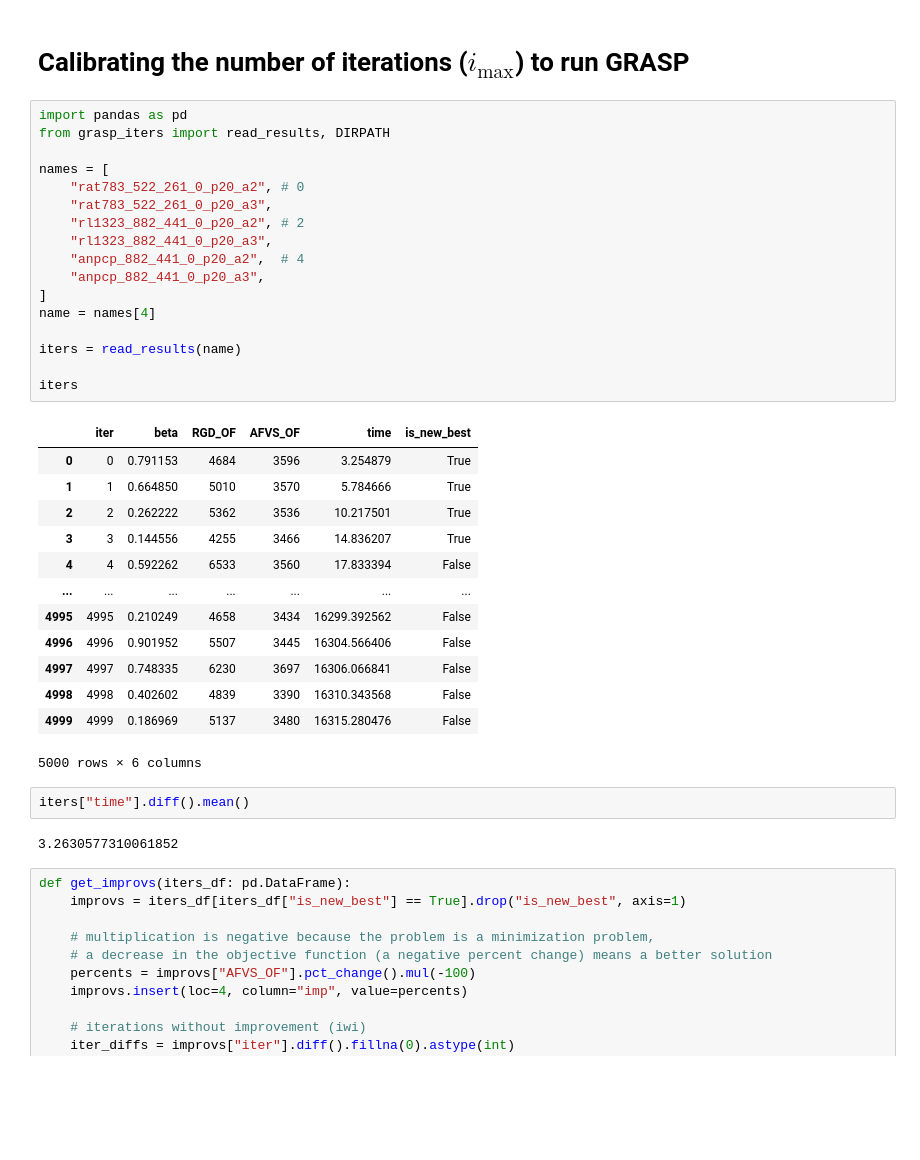
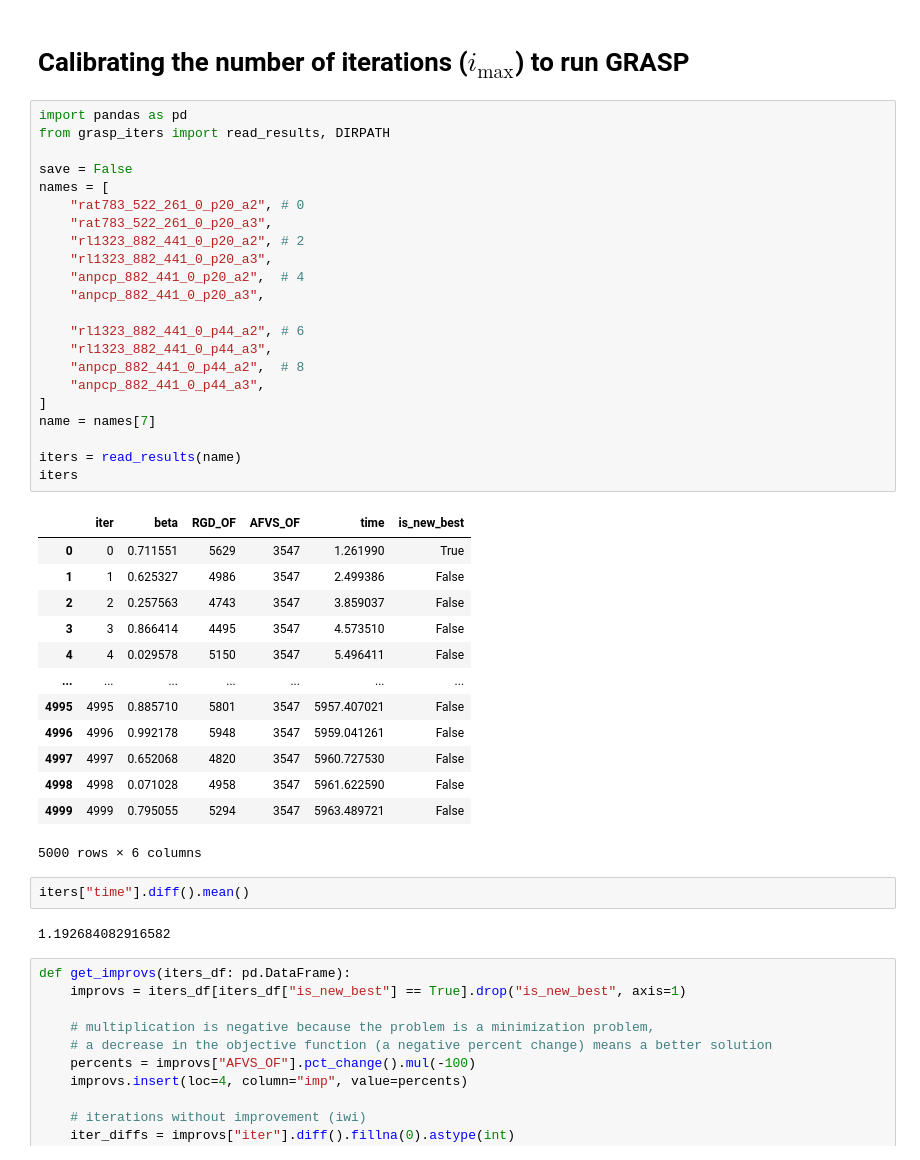
Before and after one commit to netotz/alpha-neighbor-p-center-problem, a Jupyter notebook: anpcp/igrasp_iters.ipynb, the cells around one changed output. Saved outputs shown, nothing was run; the diff lists cells and outputs as text; blank space fills up the shorter version.

```diff
--- a/anpcp/igrasp_iters.ipynb
+++ b/anpcp/igrasp_iters.ipynb
@@ -3,38 +3,43 @@
 # %%
 import pandas as pd
 from grasp_iters import read_results, DIRPATH
 
+save = False
 names = [
     "rat783_522_261_0_p20_a2", # 0
     "rat783_522_261_0_p20_a3",
     "rl1323_882_441_0_p20_a2", # 2
     "rl1323_882_441_0_p20_a3",
     "anpcp_882_441_0_p20_a2",  # 4
     "anpcp_882_441_0_p20_a3",
+
+    "rl1323_882_441_0_p44_a2", # 6
+    "rl1323_882_441_0_p44_a3",
+    "anpcp_882_441_0_p44_a2",  # 8
+    "anpcp_882_441_0_p44_a3",
 ]
-name = names[4]
+name = names[7]
 
 iters = read_results(name)
-
 iters
 # %% [output]
 |  | iter | beta | RGD_OF | AFVS_OF | time | is_new_best |
-| 0 | 0 | 0.791153 | 4684 | 3596 | 3.254879 | True |
-| 1 | 1 | 0.664850 | 5010 | 3570 | 5.784666 | True |
-| 2 | 2 | 0.262222 | 5362 | 3536 | 10.217501 | True |
-| 3 | 3 | 0.144556 | 4255 | 3466 | 14.836207 | True |
-| 4 | 4 | 0.592262 | 6533 | 3560 | 17.833394 | False |
+| 0 | 0 | 0.711551 | 5629 | 3547 | 1.261990 | True |
+| 1 | 1 | 0.625327 | 4986 | 3547 | 2.499386 | False |
+| 2 | 2 | 0.257563 | 4743 | 3547 | 3.859037 | False |
+| 3 | 3 | 0.866414 | 4495 | 3547 | 4.573510 | False |
+| 4 | 4 | 0.029578 | 5150 | 3547 | 5.496411 | False |
 | ... | ... | ... | ... | ... | ... | ... |
-| 4995 | 4995 | 0.210249 | 4658 | 3434 | 16299.392562 | False |
-| 4996 | 4996 | 0.901952 | 5507 | 3445 | 16304.566406 | False |
-| 4997 | 4997 | 0.748335 | 6230 | 3697 | 16306.066841 | False |
-| 4998 | 4998 | 0.402602 | 4839 | 3390 | 16310.343568 | False |
-| 4999 | 4999 | 0.186969 | 5137 | 3480 | 16315.280476 | False |
+| 4995 | 4995 | 0.885710 | 5801 | 3547 | 5957.407021 | False |
+| 4996 | 4996 | 0.992178 | 5948 | 3547 | 5959.041261 | False |
+| 4997 | 4997 | 0.652068 | 4820 | 3547 | 5960.727530 | False |
+| 4998 | 4998 | 0.071028 | 4958 | 3547 | 5961.622590 | False |
+| 4999 | 4999 | 0.795055 | 5294 | 3547 | 5963.489721 | False |
 5000 rows × 6 columns
 # %%
 iters["time"].diff().mean()
 # %% [output]
-3.2630577310061852
+1.192684082916582
 # %%
 def get_improvs(iters_df: pd.DataFrame):
     improvs = iters_df[iters_df["is_new_best"] == True].drop("is_new_best", axis=1)
```
Also changed, not shown: parts of 4 cells of this notebook, 3 other files.
